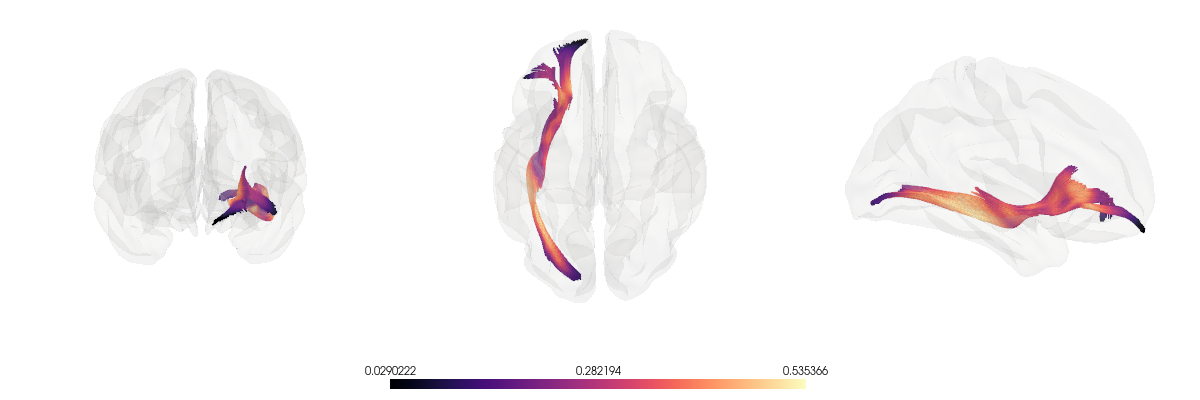
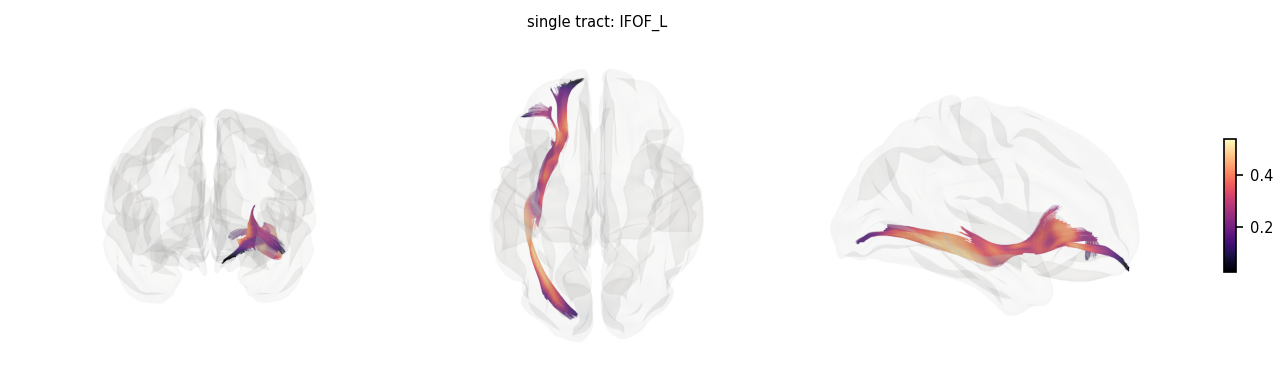
Unified diff of the notebook cell whose output changed from the first chart to the second:
--- before
+++ after
@@ -1,4 +1,4 @@
 # locate the specific .trk file you want to map
-atlas_dir = yab.data._resolve_resource_path('xtract_medium', 'tracts')
+atlas_dir = yab.data._resolve_resource_path('xtract_large', 'tracts')
 tract_files = yab.data._find_tract_files(atlas_dir)
 
@@ -11,11 +11,10 @@
 
 # plot
-yab.plot_tracts(
-    atlas='xtract_medium', 
+ax = yab.plot_tracts(
+    atlas='xtract_large', 
     data=single_tract_data, 
     views=['anterior', 'superior', 'left_medial'], 
-    figsize=(1200, 400),
-    bmesh_alpha=0.1, # reduce brain mesh alpha
     nan_alpha=0.0, # hide the other tracts
     cmap='magma',
 )
+ax = ax.set_title("single tract: IFOF_L", fontsize=7)

Commit: matplotlib compatibility layer + connectome plotting + tract optimisation + docs update